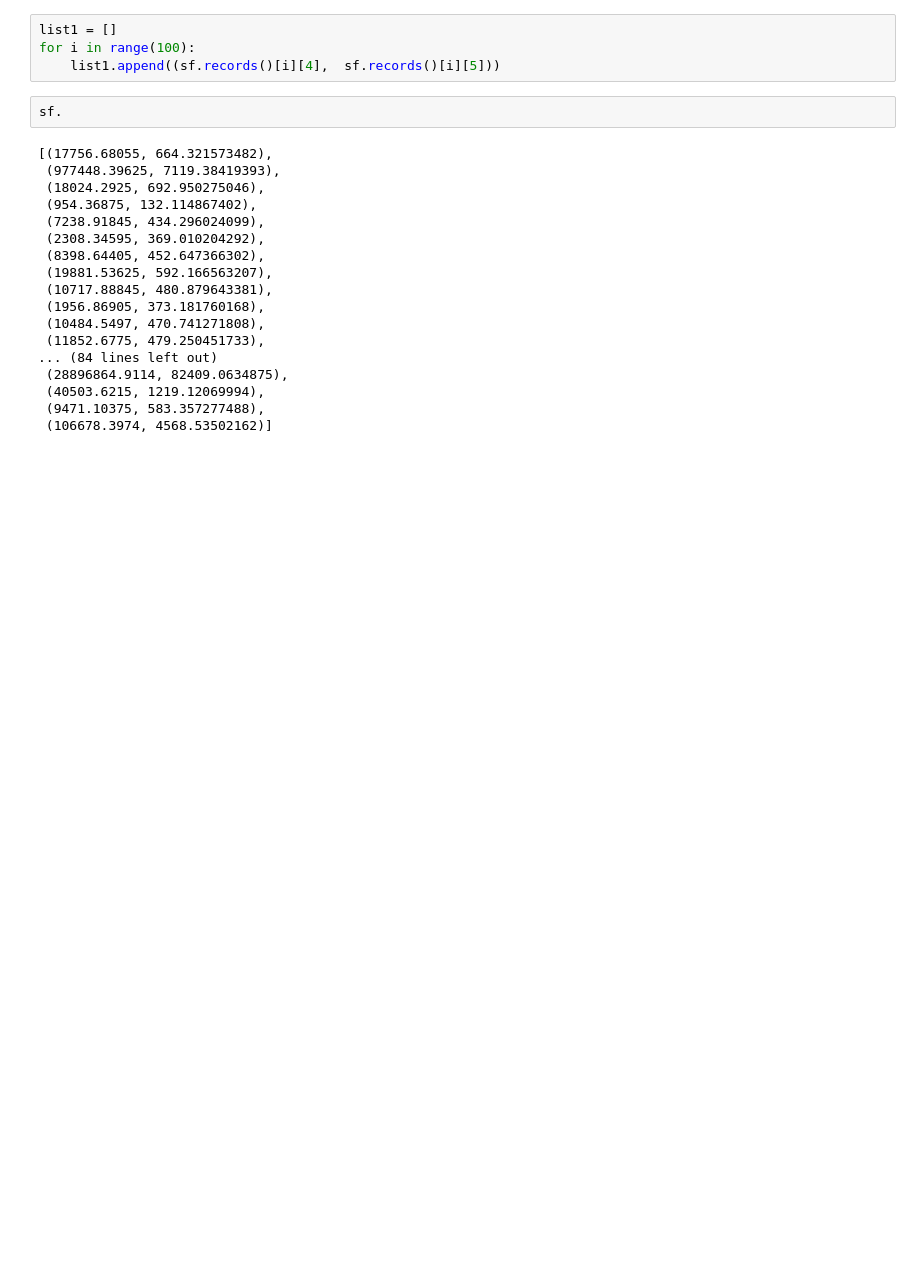
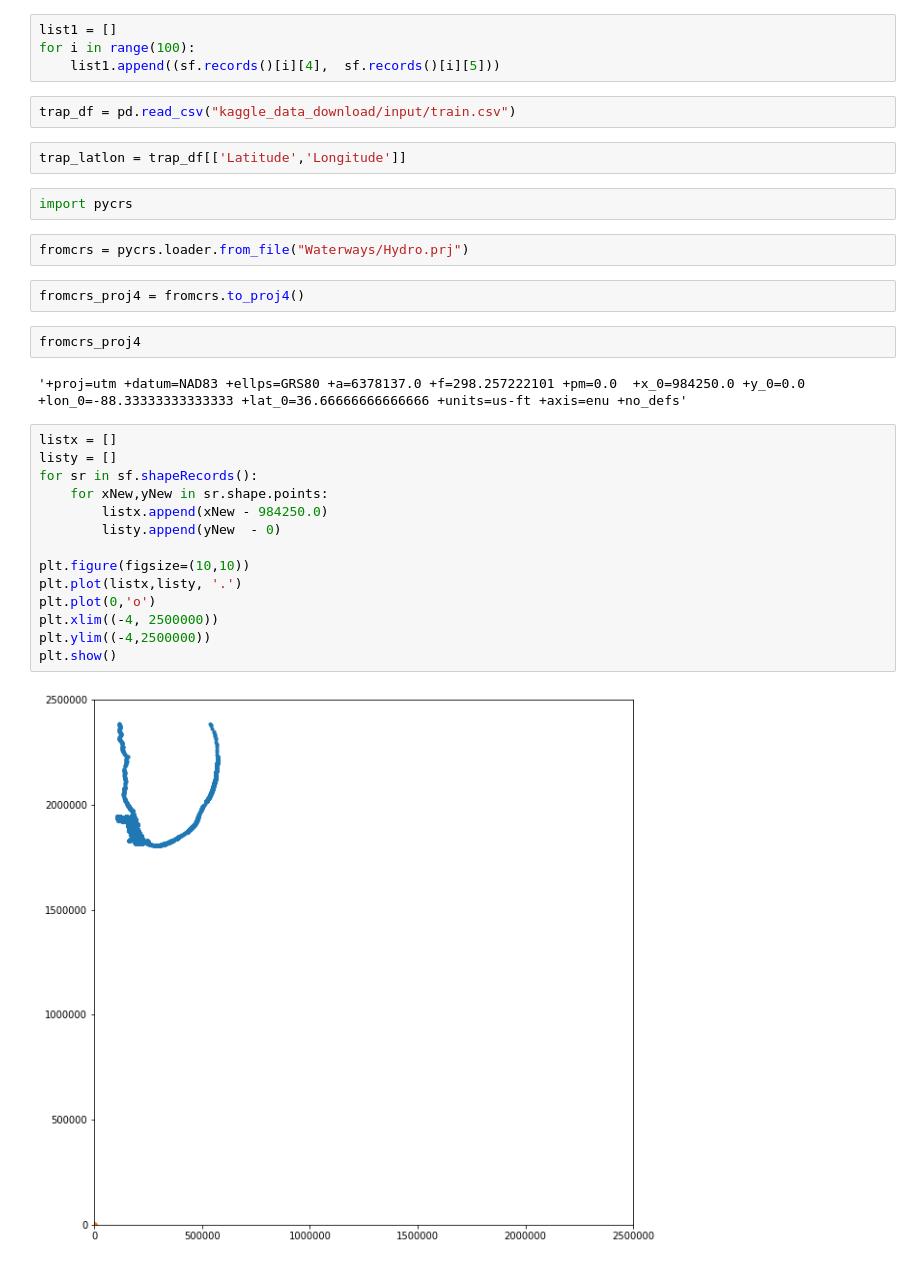
Before and after one commit to schubline/west_nile_virus_project, a Jupyter notebook: pyshp.ipynb, the cells around one changed output. Cells and saved outputs as stored; diff of their text form; blank space fills up the shorter version.

Commit message:
added water data and a notebook to make a csv of water in chi

```diff
--- a/pyshp.ipynb
+++ b/pyshp.ipynb
@@ -28,23 +33,33 @@ plt.show()
 list1 = []
 for i in range(100):
     list1.append((sf.records()[i][4],  sf.records()[i][5]))
-# %%
-sf.
-# %% [output]
-[(17756.68055, 664.321573482),
- (977448.39625, 7119.38419393),
- (18024.2925, 692.950275046),
- (954.36875, 132.114867402),
- (7238.91845, 434.296024099),
- (2308.34595, 369.010204292),
- (8398.64405, 452.647366302),
- (19881.53625, 592.166563207),
- (10717.88845, 480.879643381),
- (1956.86905, 373.181760168),
- (10484.5497, 470.741271808),
- (11852.6775, 479.250451733),
-... (84 lines left out)
- (28896864.9114, 82409.0634875),
- (40503.6215, 1219.12069994),
- (9471.10375, 583.357277488),
- (106678.3974, 4568.53502162)]
+# %%
+trap_df = pd.read_csv("kaggle_data_download/input/train.csv")
+# %%
+trap_latlon = trap_df[['Latitude','Longitude']]
+# %%
+import pycrs
+# %%
+fromcrs = pycrs.loader.from_file("Waterways/Hydro.prj")
+# %%
+fromcrs_proj4 = fromcrs.to_proj4()
+# %%
+fromcrs_proj4
+# %% [output]
+'+proj=utm +datum=NAD83 +ellps=GRS80 +a=6378137.0 +f=298.257222101 +pm=0.0  +x_0=984250.0 +y_0=0.0 +lon_0=-88.33333333333333 +lat_0=36.66666666666666 +units=us-ft +axis=enu +no_defs'
+# %%
+listx = []
+listy = []
+for sr in sf.shapeRecords():
+    for xNew,yNew in sr.shape.points:
+        listx.append(xNew - 984250.0)
+        listy.append(yNew  - 0)
+
+plt.figure(figsize=(10,10))
+plt.plot(listx,listy, '.')
+plt.plot(0,'o')
+plt.xlim((-4, 2500000))
+plt.ylim((-4,2500000))
+plt.show()
+# %% [output]
+[figure, added]
```
Also changed, not shown: parts of 8 cells of this notebook, 7 other files.
